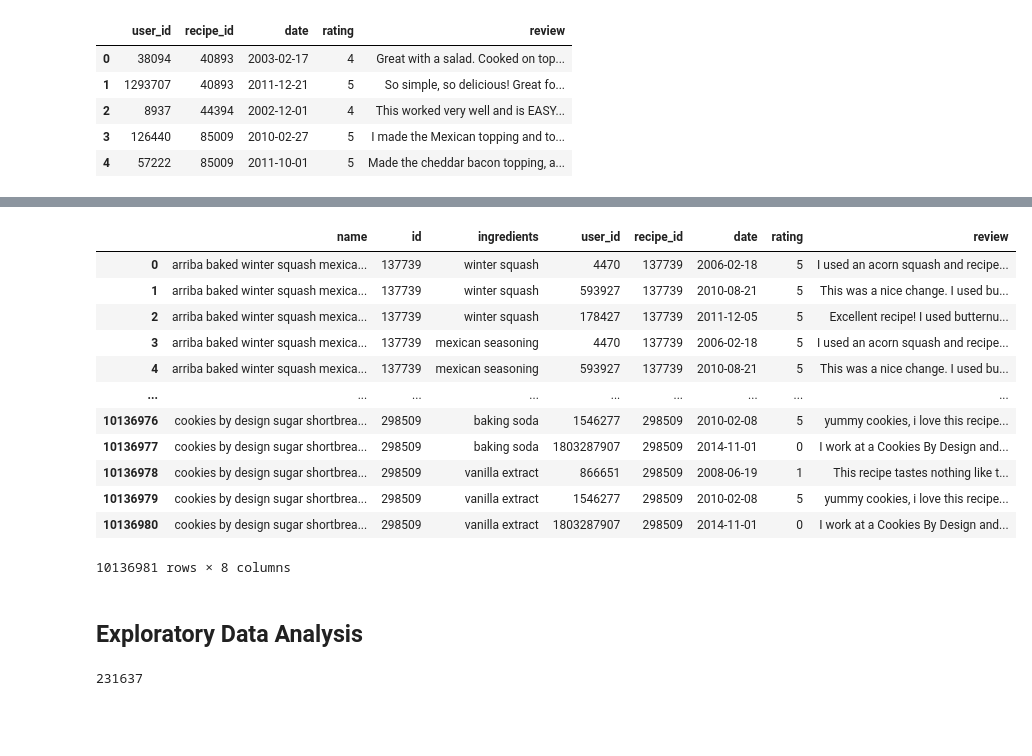
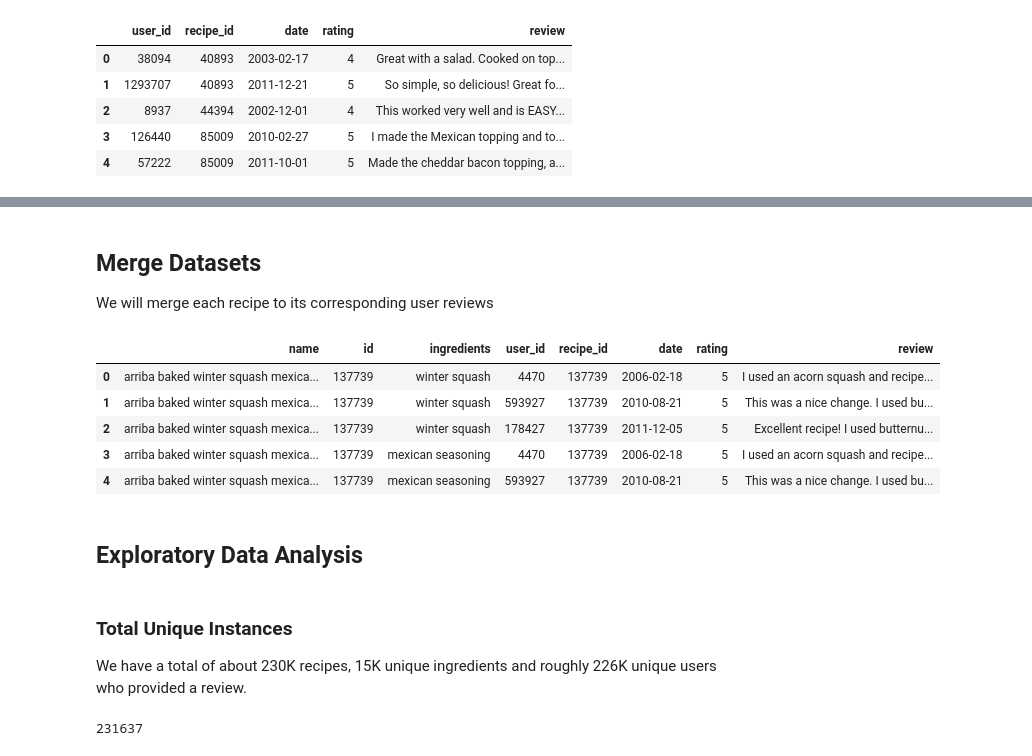
Before and after one commit to hellojohncruz/DATA-620, a Jupyter notebook: Final Project/food.ipynb, the cells around one changed output, grey strips where cells are left out. Saved outputs shown, nothing was run; the diff lists cells and outputs as text; code cells hidden in the pictures; blank space fills up the shorter version.

```diff
--- a/Final Project/food.ipynb
+++ b/Final Project/food.ipynb
@@ -62,22 +74,23 @@ recipes_exploded
+# %% [markdown]
+## Merge Datasets
+
+We will merge each recipe to its corresponding user reviews
 # %%
 recipes_network = pd.merge(recipes_exploded, users_df, left_on='id', right_on='recipe_id', how='left')
-recipes_network
+recipes_network.head()
 # %% [output]
 |  | name | id | ingredients | user_id | recipe_id | date | rating | review |
 | 0 | arriba baked winter squash mexica... | 137739 | winter squash | 4470 | 137739 | 2006-02-18 | 5 | I used an acorn squash and recipe... |
 | 1 | arriba baked winter squash mexica... | 137739 | winter squash | 593927 | 137739 | 2010-08-21 | 5 | This was a nice change. I used bu... |
 | 2 | arriba baked winter squash mexica... | 137739 | winter squash | 178427 | 137739 | 2011-12-05 | 5 | Excellent recipe! I used butternu... |
 | 3 | arriba baked winter squash mexica... | 137739 | mexican seasoning | 4470 | 137739 | 2006-02-18 | 5 | I used an acorn squash and recipe... |
 | 4 | arriba baked winter squash mexica... | 137739 | mexican seasoning | 593927 | 137739 | 2010-08-21 | 5 | This was a nice change. I used bu... |
-| ... | ... | ... | ... | ... | ... | ... | ... | ... |
-| 10136976 | cookies by design sugar shortbrea... | 298509 | baking soda | 1546277 | 298509 | 2010-02-08 | 5 | yummy cookies, i love this recipe... |
-| 10136977 | cookies by design sugar shortbrea... | 298509 | baking soda | 1803287907 | 298509 | 2014-11-01 | 0 | I work at a Cookies By Design and... |
-| 10136978 | cookies by design sugar shortbrea... | 298509 | vanilla extract | 866651 | 298509 | 2008-06-19 | 1 | This recipe tastes nothing like t... |
-| 10136979 | cookies by design sugar shortbrea... | 298509 | vanilla extract | 1546277 | 298509 | 2010-02-08 | 5 | yummy cookies, i love this recipe... |
-| 10136980 | cookies by design sugar shortbrea... | 298509 | vanilla extract | 1803287907 | 298509 | 2014-11-01 | 0 | I work at a Cookies By Design and... |
-10136981 rows × 8 columns
 # %% [markdown]
 ## Exploratory Data Analysis
+# %% [markdown]
+### Total Unique Instances
+
+We have a total of about 230K recipes, 15K unique ingredients and roughly 226K unique users who provided a review.
 # %%
 recipes_network['id'].nunique()
 # %% [output]
```
Also changed, not shown: parts of 56 cells of this notebook.
